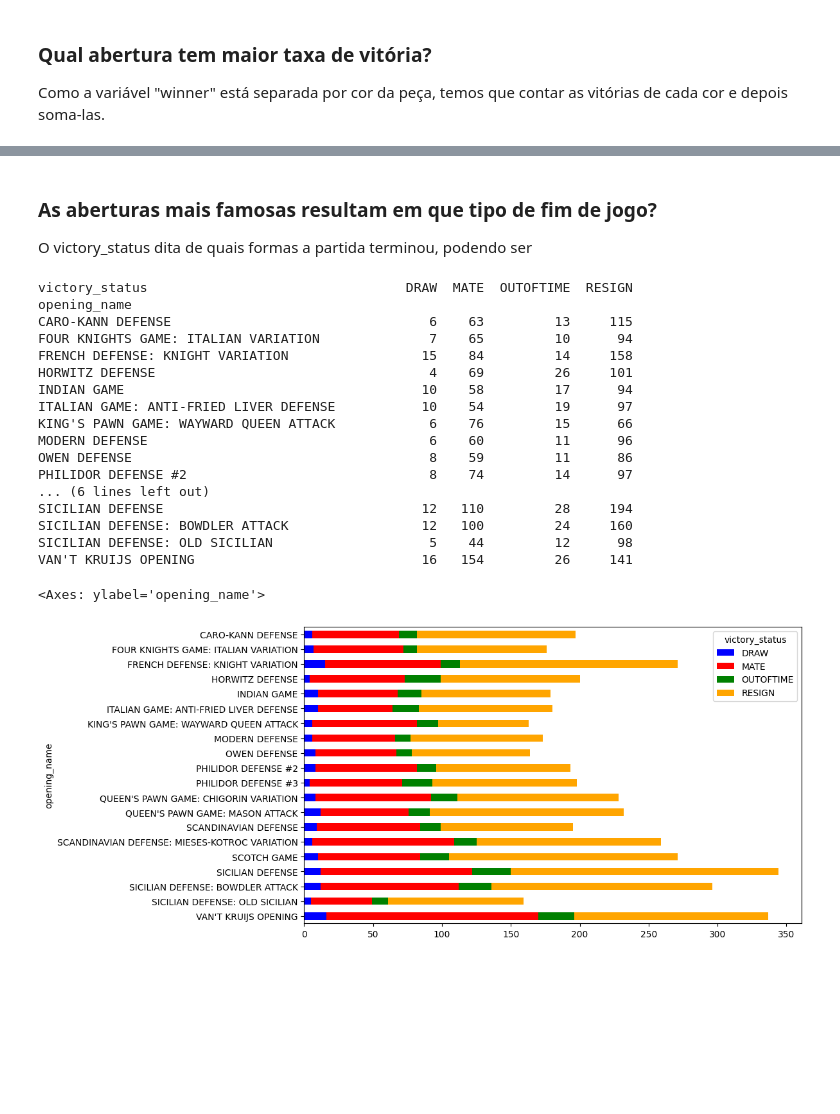
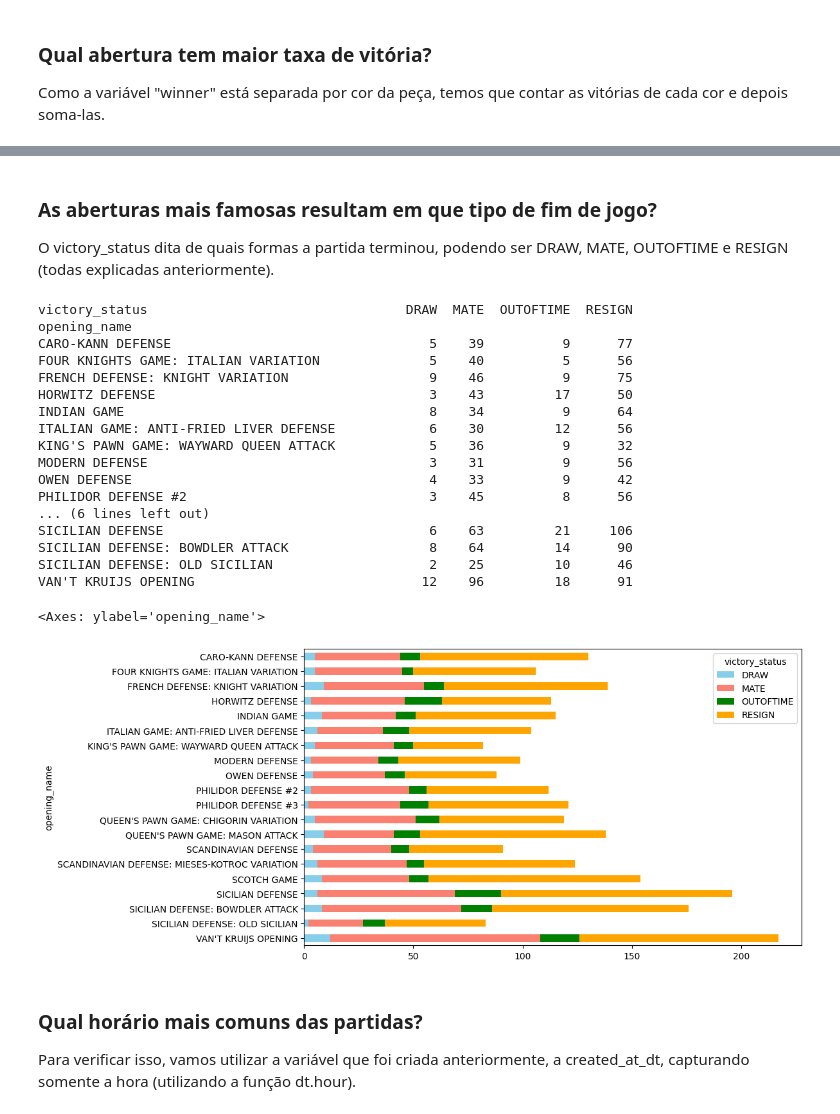
Before and after one commit to GodKelvin/chess-analytics, a Jupyter notebook: main.ipynb, the cells around one changed output, grey strips where cells are left out. Drawn from its saved outputs; the diff is of its cells as text; code cells hidden in the pictures; blank space fills up the shorter version.

```diff
--- a/main.ipynb
+++ b/main.ipynb
@@ -262,0 +264,3 @@ plot_histograma_boxplot(dataframe)
+# %%
+dataframe = dataframe[dataframe["game_time"] > pd.Timedelta(0)]
+plot_histograma_boxplot(dataframe)
@@ -309,41 +317,45 @@ plt.show()
 # %% [markdown]
 ### As aberturas mais famosas resultam em que tipo de fim de jogo?
 
-O victory_status dita de quais formas a partida terminou, podendo ser
+O victory_status dita de quais formas a partida terminou, podendo ser DRAW, MATE, OUTOFTIME e RESIGN (todas explicadas anteriormente).
 # %%
 
                                                     #lembrando que a variavel qtd_aberturas foi definida no começo da sessão.
 aberturas = dataframe["opening_name"].value_counts().head(qtd_aberturas).index
 
 #Filtrando o dataframe pra retornar somente os valores das aberturas mais famosas ("isin" pode ser lido como "Está em")
 filtrando_aberturas = dataframe[dataframe["opening_name"].isin(aberturas)]
 
 #                                                                             #Reset index necessário pois alteramos a estrutura do dataframe
 status_final = filtrando_aberturas.groupby(["opening_name", "victory_status"]).size().reset_index(name="count")
 
 #A tabela de pivo deixa mais claro os dados extraidos de um dataframe e também facilita a plotagem dos gráficos
                                                                                                 #fillna == Substitui os valores nulos por 0
 tabela_formatada = status_final.pivot(index='opening_name', columns='victory_status', values='count').fillna(0)
 print(tabela_formatada)
 
-tabela_formatada.sort_index(ascending=False).plot(kind="barh", stacked=True, figsize=(10, 6), color=["blue", "red", "green", "orange"])
+tabela_formatada.sort_index(ascending=False).plot(kind="barh", stacked=True, figsize=(10, 6), color=["skyblue", "salmon", "green", "orange"])
 # %% [output]
 victory_status                                 DRAW  MATE  OUTOFTIME  RESIGN
 opening_name
-CARO-KANN DEFENSE                                 6    63         13     115
-FOUR KNIGHTS GAME: ITALIAN VARIATION              7    65         10      94
-FRENCH DEFENSE: KNIGHT VARIATION                 15    84         14     158
-HORWITZ DEFENSE                                   4    69         26     101
-INDIAN GAME                                      10    58         17      94
-ITALIAN GAME: ANTI-FRIED LIVER DEFENSE           10    54         19      97
-KING'S PAWN GAME: WAYWARD QUEEN ATTACK            6    76         15      66
-MODERN DEFENSE                                    6    60         11      96
-OWEN DEFENSE                                      8    59         11      86
-PHILIDOR DEFENSE #2                               8    74         14      97
+CARO-KANN DEFENSE                                 5    39          9      77
+FOUR KNIGHTS GAME: ITALIAN VARIATION              5    40          5      56
+FRENCH DEFENSE: KNIGHT VARIATION                  9    46          9      75
+HORWITZ DEFENSE                                   3    43         17      50
+INDIAN GAME                                       8    34          9      64
+ITALIAN GAME: ANTI-FRIED LIVER DEFENSE            6    30         12      56
+KING'S PAWN GAME: WAYWARD QUEEN ATTACK            5    36          9      32
+MODERN DEFENSE                                    3    31          9      56
+OWEN DEFENSE                                      4    33          9      42
+PHILIDOR DEFENSE #2                               3    45          8      56
 ... (6 lines left out)
-SICILIAN DEFENSE                                 12   110         28     194
-SICILIAN DEFENSE: BOWDLER ATTACK                 12   100         24     160
-SICILIAN DEFENSE: OLD SICILIAN                    5    44         12      98
-VAN'T KRUIJS OPENING                             16   154         26     141
+SICILIAN DEFENSE                                  6    63         21     106
+SICILIAN DEFENSE: BOWDLER ATTACK                  8    64         14      90
+SICILIAN DEFENSE: OLD SICILIAN                    2    25         10      46
+VAN'T KRUIJS OPENING                             12    96         18      91
 <Axes: ylabel='opening_name'>
-[figure, old version]
+[figure, new version]
+# %% [markdown]
+### Qual horário mais comuns das partidas?
+
+Para verificar isso, vamos utilizar a variável que foi criada anteriormente, a created_at_dt, capturando somente a hora (utilizando a função dt.hour).
```
Also changed, not shown: parts of 29 cells of this notebook.
